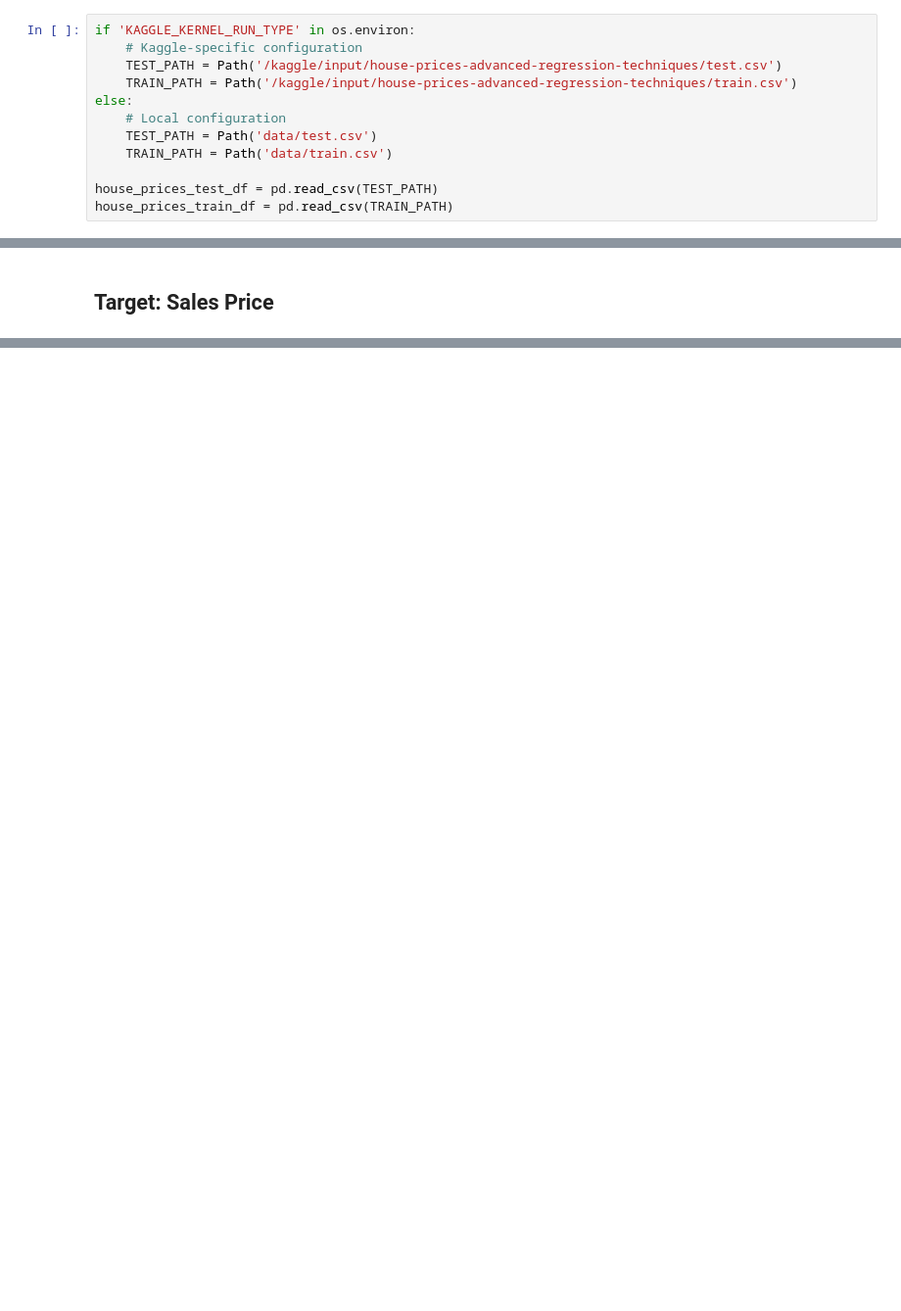
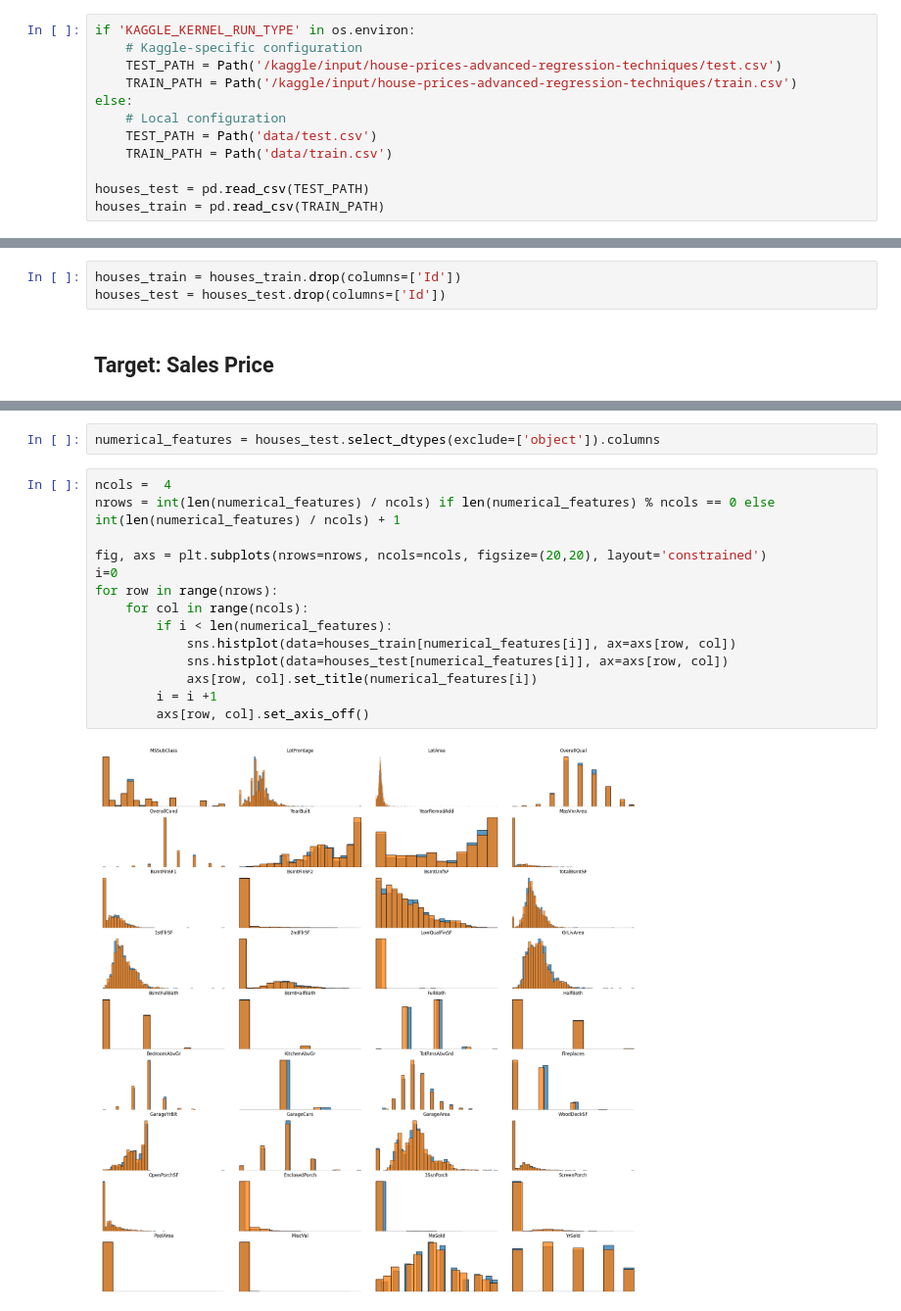
Before and after one commit to arthuralbarelli/house-prices-prediction, a Jupyter notebook: eda-house-prices.ipynb, the cells around one changed output, grey strips where cells are left out. Shown at 98% size. Drawn from its saved outputs; the diff is of its cells as text; blank space fills up the shorter version.

Commit message:
feat(notebook): compare distributions from train and test data
And remove unnecesary steps.

```diff
--- a/eda-house-prices.ipynb
+++ b/eda-house-prices.ipynb
@@ -45,6 +45,6 @@ else:
     TEST_PATH = Path('data/test.csv')
     TRAIN_PATH = Path('data/train.csv')
 
-house_prices_test_df = pd.read_csv(TEST_PATH)
-house_prices_train_df = pd.read_csv(TRAIN_PATH)
+houses_test = pd.read_csv(TEST_PATH)
+houses_train = pd.read_csv(TRAIN_PATH)
 # %%
@@ -149,3 +104,6 @@ numeric_features = [feature_name for feature_name in numeric_features if feature
+# %%
+houses_train = houses_train.drop(columns=['Id'])
+houses_test = houses_test.drop(columns=['Id'])
 # %% [markdown]
 ## Target: Sales Price
 # %%
@@ -192,0 +129,18 @@ plot_multiple_charts(cat_features_house_prices)
+# %%
+numerical_features = houses_test.select_dtypes(exclude=['object']).columns
+# %%
+ncols =  4
+nrows = int(len(numerical_features) / ncols) if len(numerical_features) % ncols == 0 else int(len(numerical_features) / ncols) + 1
+
+fig, axs = plt.subplots(nrows=nrows, ncols=ncols, figsize=(20,20), layout='constrained')
+i=0
+for row in range(nrows):
+    for col in range(ncols):
+        if i < len(numerical_features):
+            sns.histplot(data=houses_train[numerical_features[i]], ax=axs[row, col])
+            sns.histplot(data=houses_test[numerical_features[i]], ax=axs[row, col])
+            axs[row, col].set_title(numerical_features[i])
+        i = i +1
+        axs[row, col].set_axis_off()
+# %% [output]
+[figure, added]
```
Also changed, not shown: parts of 21 cells of this notebook.
